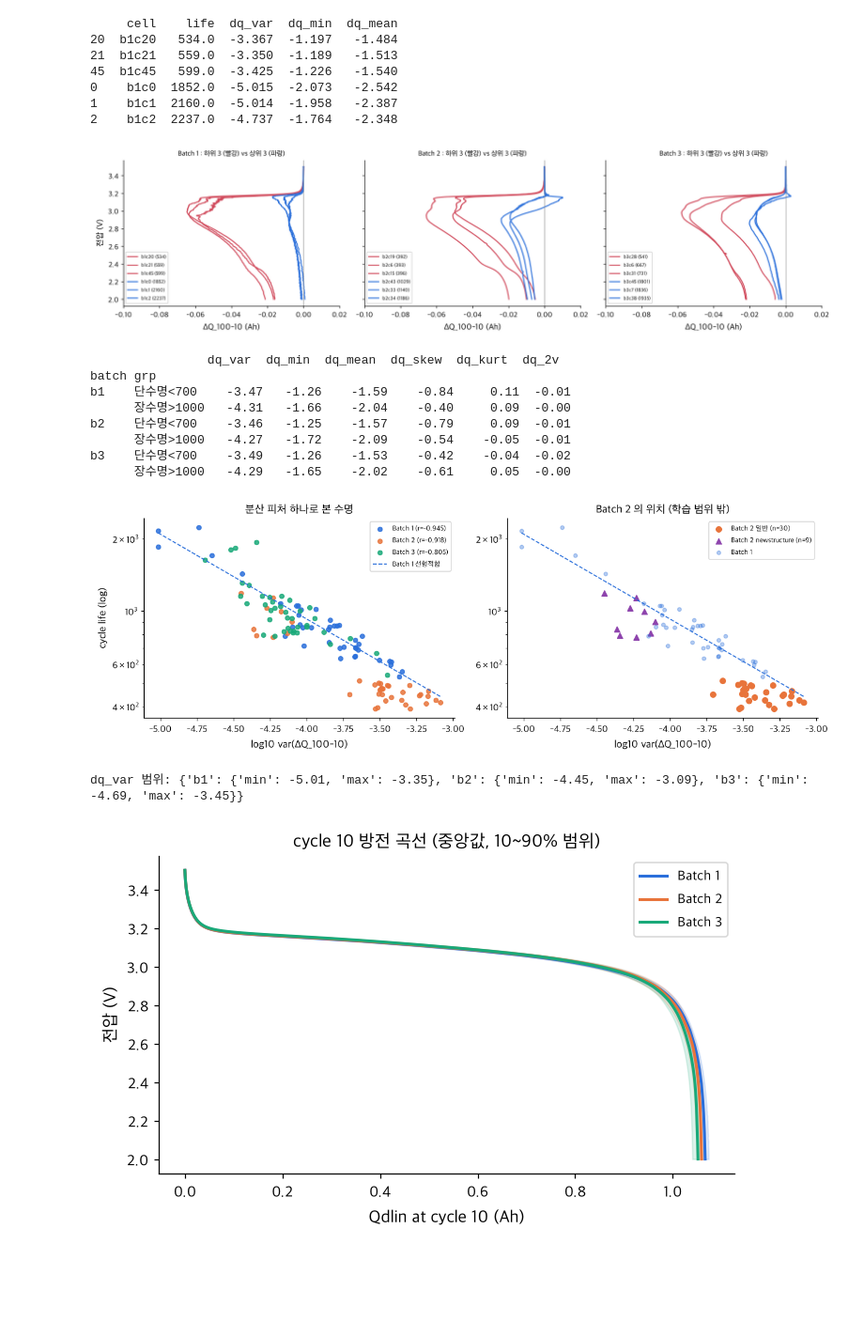
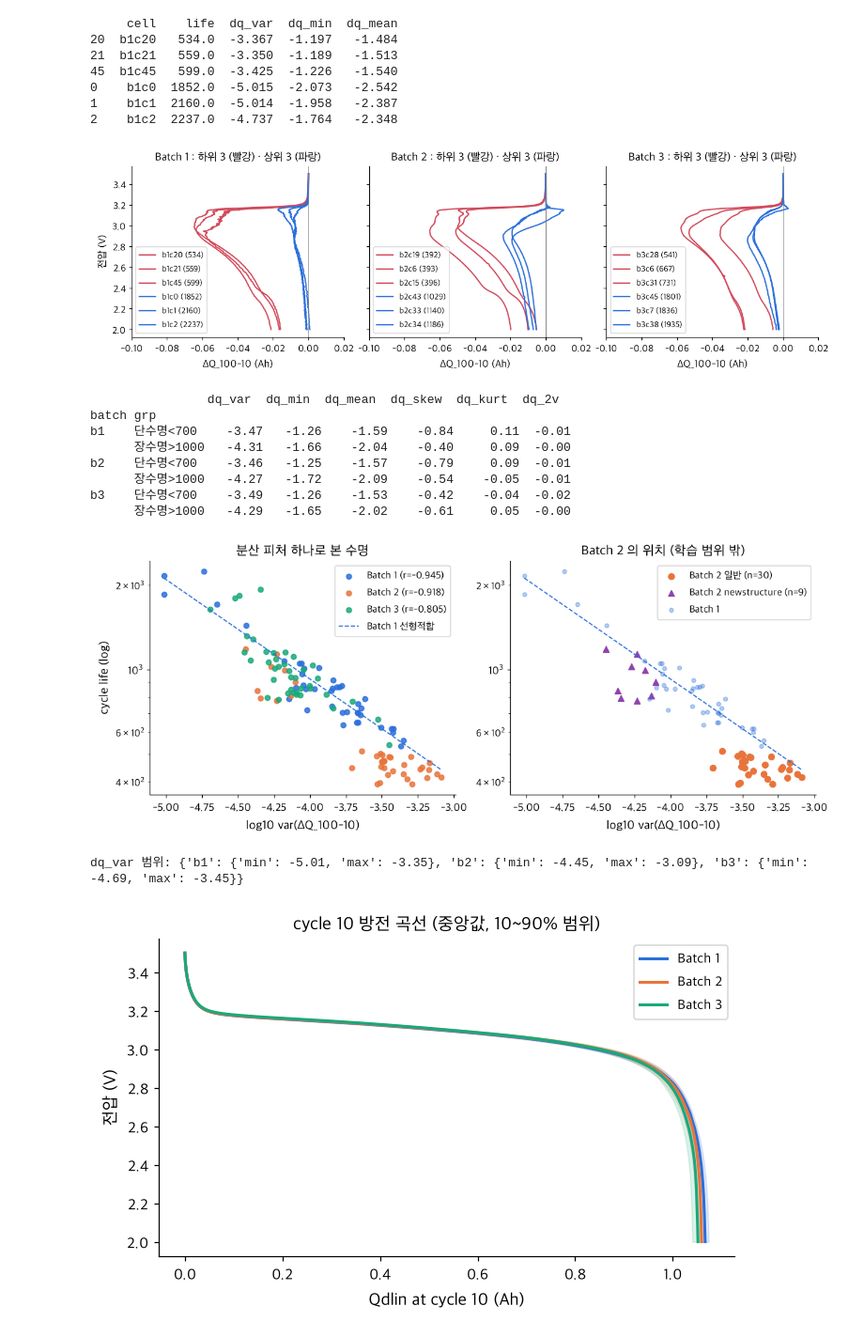
Before and after one commit to 97-99-02/ess-battery-project, a Jupyter notebook: notebooks/01_EDA.ipynb, the cells around one changed output. Shown at 94% size. Drawn from its saved outputs; the diff is of its cells as text; code cells hidden in the pictures; blank space fills up the shorter version.

```diff
--- a/notebooks/01_EDA.ipynb
+++ b/notebooks/01_EDA.ipynb
@@ -265,3 +265,19 @@ print('정책 내 변동계수 CV 중앙값:', (cv_pol['std'] / cv_pol['mean']).
 # %% [output]
 정책 평균으로 예측한 MAPE (%): {'b1': 10.3, 'b2': 7.9, 'b3': 18.3} | 셀 수: {'b1': 37, 'b2': 39, 'b3': 40}
 정책 내 변동계수 CV 중앙값: {'b1': 0.056, 'b2': 0.047, 'b3': 0.165}
+# %%
+# 정책만 아는 예측의 오차 하한 : 정책 내 pooled 표준편차로 추정
+# 위 leave-one-out 은 나머지 1~2셀 평균을 예측값으로 써서 오차 분산이 순수 정책 내 분산의 1.5~2배로 부풀려진다.
+# 여기서는 log10 수명의 정책 내 pooled 표준편차(자유도 N - 정책 수)를 구하고,
+# 정책 참값 평균을 아는 예측의 MAPE = E|10^(-e) - 1|, e ~ N(0, sw^2) 로 환산한다.
+from split import split_b1
+def policy_floor(u):
+    u = u.groupby('policy').filter(lambda x: len(x) >= 2)
+    r = u.log_life - u.groupby('policy').log_life.transform('mean')
+    sw = np.sqrt((r ** 2).sum() / (len(u) - u.policy.nunique()))
+    e = np.random.default_rng(0).normal(0, sw, 2_000_000)
+    return len(u), u.policy.nunique(), sw, np.mean(np.abs(10 ** -e - 1)) * 100
+b1_all = use[use.batch == 'b1'].reset_index(drop=True)
+for nm, u in [('Batch 1 41셀', b1_all), ('이어 측정 5셀 제외', b1_all[~b1_all.carryover]), ('train 32셀', split_b1(b1_all)[0])]:
+    n, P, sw, fl = policy_floor(u)
+    print(f'{nm}: 정책 2셀 이상 {n}셀·{P}정책, 정책 내 sd(log10) {sw:.4f} → 하한 MAPE {fl:.1f}%')
@@ -574,22 +604,22 @@ print(pick[['cell', 'life', 'dq_var', 'dq_min', 'dq_mean']].round(3))
 2    b1c2  2237.0  -4.737  -1.764   -2.348
 # %%
 # 세 배치 : 수명 하위 3 vs 상위 3 셀의 ΔQ 형태
-fig, axes = plt.subplots(1, 3, figsize=(15, 4), sharey=True)
+fig, axes = plt.subplots(1, 3, figsize=(12, 3.9), sharey=True)
 for ax, b in zip(axes, BATCHES):
     u = use[use.batch == b].sort_values('life')
     for _, r in pd.concat([u.head(3), u.tail(3)]).iterrows():
         short = r.life <= u.life.median()
         ax.plot(delta_q(cells[r.cell]), VDLIN, lw=1.5, color='#d1495b' if short else '#2a6fdb',
                 label=f'{r.cell} ({r.life:.0f})')
     ax.axvline(0, color='grey', lw=0.6); ax.set_xlim(-0.1, 0.02)
-    ax.set_title(f'{BATCH_LABEL[b]} : 하위 3 (빨강) vs 상위 3 (파랑)', fontsize=10); ax.set_xlabel('ΔQ_100-10 (Ah)')
-    ax.legend(fontsize=7, loc='lower left')
-axes[0].set_ylabel('전압 (V)')
+    ax.set_title(f'{BATCH_LABEL[b]} : 하위 3 (빨강) · 상위 3 (파랑)', fontsize=13); ax.set_xlabel('ΔQ_100-10 (Ah)', fontsize=12)
+    ax.tick_params(labelsize=11); ax.legend(fontsize=9.5, loc='lower left')
+axes[0].set_ylabel('전압 (V)', fontsize=12)
 plt.tight_layout(); plt.savefig(f'{FIG}/q3_long_short_all.png', bbox_inches='tight'); plt.show()
 st = use.assign(grp=np.where(use.life > 1000, '장수명>1000', np.where(use.life < 700, '단수명<700', '중간')))
 print(st[st.grp != '중간'].groupby(['batch', 'grp'])[['dq_var', 'dq_min', 'dq_mean', 'dq_skew', 'dq_kurt', 'dq_2v']].median().round(2))
 # %% [output]
-[figure, old version]
+[figure, new version]
                 dq_var  dq_min  dq_mean  dq_skew  dq_kurt  dq_2v
 batch grp
 b1    단수명<700    -3.47   -1.26    -1.59    -0.84     0.11  -0.01
@@ -600,16 +630,16 @@ b3    단수명<700    -3.49   -1.26    -1.53    -0.42    -0.04  -0.02
       장수명>1000   -4.29   -1.65    -2.02    -0.61     0.05  -0.00
 # %%
 # ΔQ 통계량 vs 수명 : 배치별 상관과 Batch 1 회귀선
-fig, axes = plt.subplots(1, 2, figsize=(12, 4.3))
+fig, axes = plt.subplots(1, 2, figsize=(11, 4.6))
 for b in BATCHES:
     u = use[use.batch == b]
-    axes[0].scatter(u.dq_var, u.life, color=BC[b], s=26, alpha=0.85,
+    axes[0].scatter(u.dq_var, u.life, color=BC[b], s=30, alpha=0.85,
                     label=f'{BATCH_LABEL[b]} (r={u.dq_var.corr(u.log_life):.3f})')
 u1 = use[use.batch == 'b1']; p = np.polyfit(u1.dq_var, u1.log_life, 1)
 xx = np.linspace(use.dq_var.min(), use.dq_var.max(), 50)
 axes[0].plot(xx, 10 ** np.polyval(p, xx), color=BC['b1'], lw=1.2, ls='--', label='Batch 1 선형적합')
-axes[0].set_yscale('log'); axes[0].set_xlabel('log10 var(ΔQ_100-10)'); axes[0].set_ylabel('cycle life (log)')
-axes[0].legend(fontsize=8); axes[0].set_title('분산 피처 하나로 본 수명')
+axes[0].set_yscale('log'); axes[0].set_xlabel('log10 var(ΔQ_100-10)', fontsize=13); axes[0].set_ylabel('cycle life (log)', fontsize=13)
+axes[0].legend(fontsize=10.5); axes[0].set_title('분산 피처 하나로 본 수명', fontsize=14)
 # Batch 2 : newstructure 표시
 u2 = use[use.batch == 'b2']
 for ns, mk in [(False, 'o'), (True, '^')]:
@@ -618,12 +648,13 @@ for ns, mk in [(False, 'o'), (True, '^')]:
                     label=f'Batch 2 {"newstructure" if ns else "일반"} (n={len(v)})')
 axes[1].scatter(u1.dq_var, u1.life, s=18, color=BC['b1'], alpha=0.35, label='Batch 1')
 axes[1].plot(xx, 10 ** np.polyval(p, xx), color=BC['b1'], lw=1.2, ls='--')
-axes[1].set_yscale('log'); axes[1].set_xlabel('log10 var(ΔQ_100-10)'); axes[1].legend(fontsize=8)
-axes[1].set_title('Batch 2 의 위치 (학습 범위 밖)')
+axes[1].set_yscale('log'); axes[1].set_xlabel('log10 var(ΔQ_100-10)', fontsize=13); axes[1].legend(fontsize=10.5)
+axes[1].set_title('Batch 2 의 위치 (학습 범위 밖)', fontsize=14)
+for ax in axes: ax.tick_params(labelsize=11.5)
 plt.tight_layout(); plt.savefig(f'{FIG}/q3_dqvar_vs_life.png', bbox_inches='tight'); plt.show()
 print('dq_var 범위:', use.groupby('batch').dq_var.agg(['min', 'max']).round(2).to_dict('index'))
 # %% [output]
-[figure, old version]
+[figure, new version]
 dq_var 범위: {'b1': {'min': -5.01, 'max': -3.35}, 'b2': {'min': -4.45, 'max': -3.09}, 'b3': {'min': -4.69, 'max': -3.45}}
 # %%
 # 배치별 Qdlin(cycle 10) 절대값 비교 : 배치마다 곡선 위치가 다른가?
```
Also changed, not shown: parts of 2 cells of this notebook, 3 other files.
